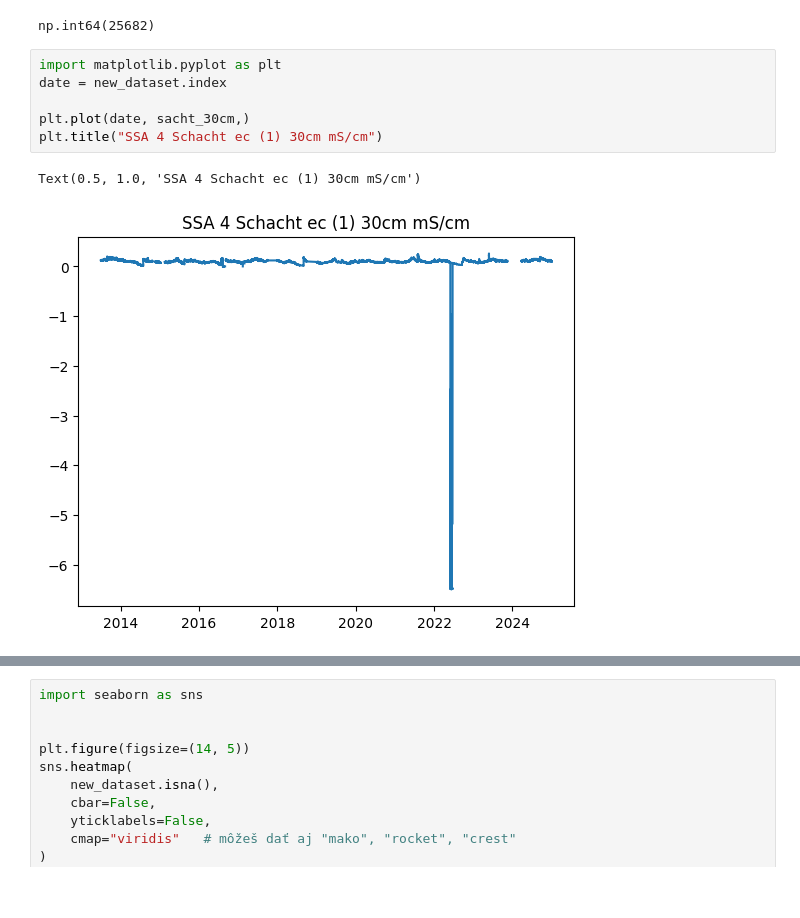
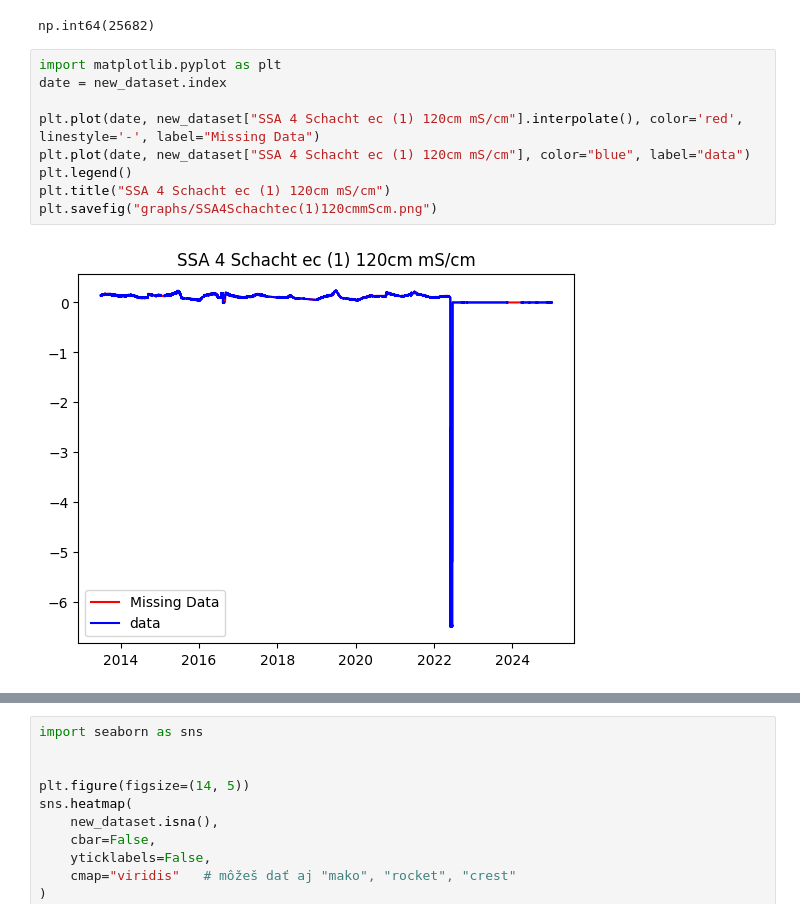
Before and after one commit to Cunoo/MasterThesis, a Jupyter notebook: src/imputation/visualization.ipynb, the cells around one changed output, grey strips where cells are left out. Saved outputs shown, nothing was run; the diff lists cells and outputs as text; blank space fills up the shorter version.

```diff
--- a/src/imputation/visualization.ipynb
+++ b/src/imputation/visualization.ipynb
@@ -74,9 +87,11 @@ np.int64(25682)
 # %%
 import matplotlib.pyplot as plt
 date = new_dataset.index
 
-plt.plot(date, sacht_30cm,)
-plt.title("SSA 4 Schacht ec (1) 30cm mS/cm")
+plt.plot(date, new_dataset["SSA 4 Schacht ec (1) 120cm mS/cm"].interpolate(), color='red', linestyle='-', label="Missing Data")
+plt.plot(date, new_dataset["SSA 4 Schacht ec (1) 120cm mS/cm"], color="blue", label="data")
+plt.legend()
+plt.title("SSA 4 Schacht ec (1) 120cm mS/cm")
+plt.savefig("graphs/SSA4Schachtec(1)120cmmScm.png")
 # %% [output]
-Text(0.5, 1.0, 'SSA 4 Schacht ec (1) 30cm mS/cm')
-[figure, old version]
+[figure, new version]
```
Also changed, not shown: parts of 8 cells of this notebook, 20 other files.
